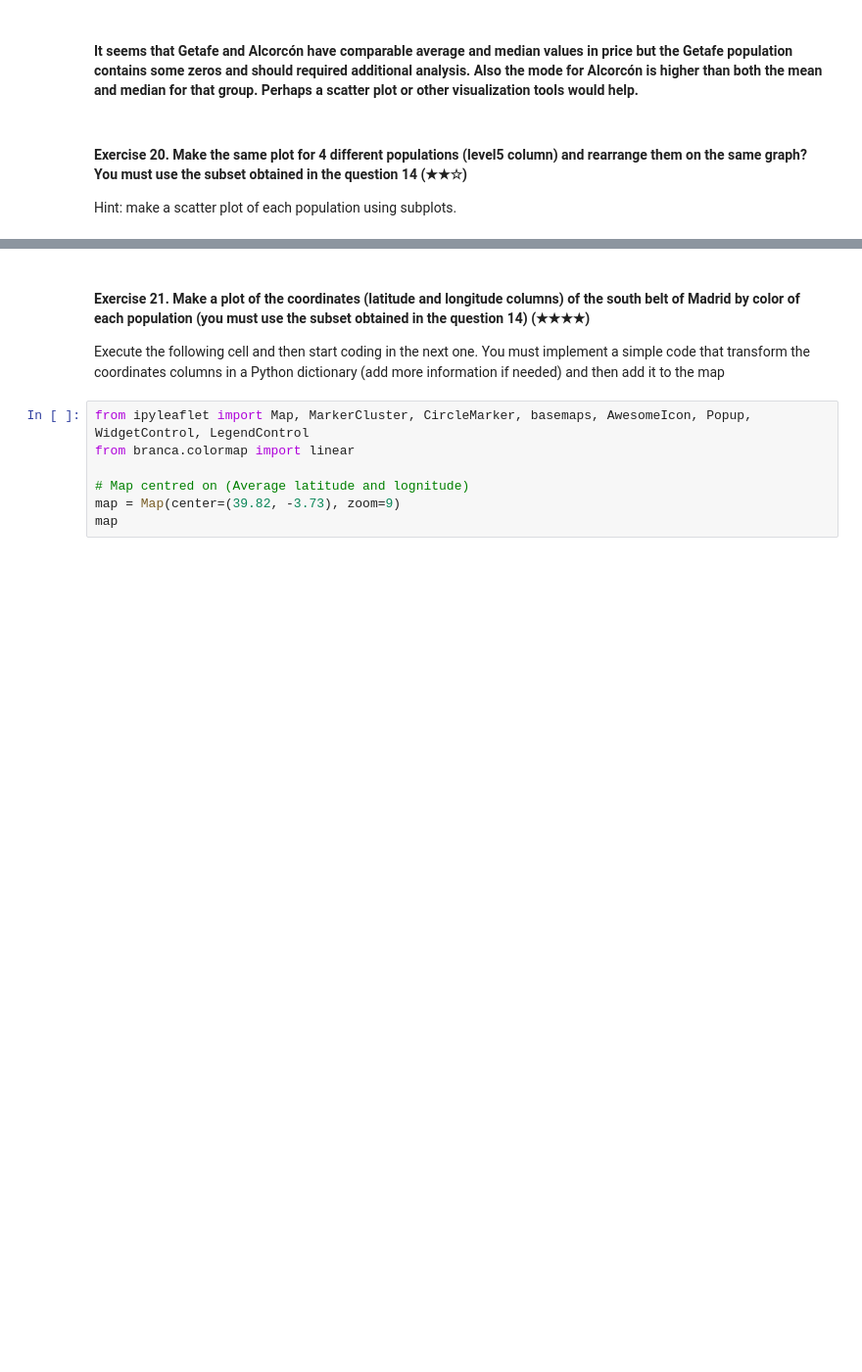
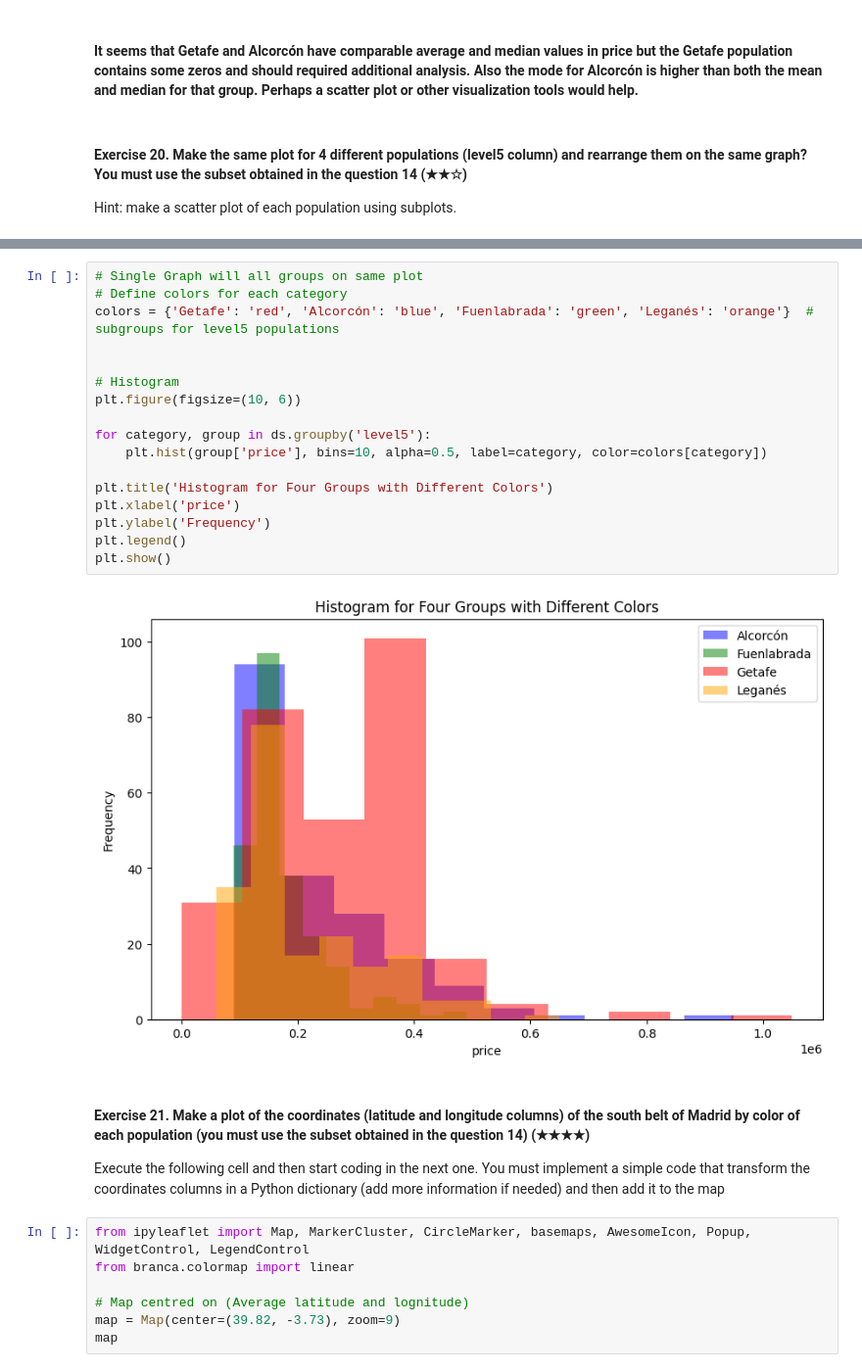
Before and after one commit to casalf724/realestate-datacleanup-exercise, a Jupyter notebook: projectAC.ipynb, the cells around one changed output, grey strips where cells are left out. Shown: that part at 98% size. Saved outputs shown, nothing was run; the diff lists cells and outputs as text; blank space fills up the shorter version.

```diff
--- a/projectAC.ipynb
+++ b/projectAC.ipynb
@@ -593,3 +581,22 @@ plt.show()
+# %%
+# Single Graph will all groups on same plot
+# Define colors for each category
+colors = {'Getafe': 'red', 'Alcorcón': 'blue', 'Fuenlabrada': 'green', 'Leganés': 'orange'}  # subgroups for level5 populations
+
+
+# Histogram
+plt.figure(figsize=(10, 6))
+
+for category, group in ds.groupby('level5'):
+    plt.hist(group['price'], bins=10, alpha=0.5, label=category, color=colors[category])
+
+plt.title('Histogram for Four Groups with Different Colors')
+plt.xlabel('price')
+plt.ylabel('Frequency')
+plt.legend()
+plt.show()
+# %% [output]
+[figure, added]
 # %% [markdown]
 #### Exercise 21. Make a plot of the coordinates (latitude and longitude columns) of the south belt of Madrid by color of each population (you must use the subset obtained in the question 14) (★★★★)
 
```
Also changed, not shown: parts of 3 cells of this notebook.
